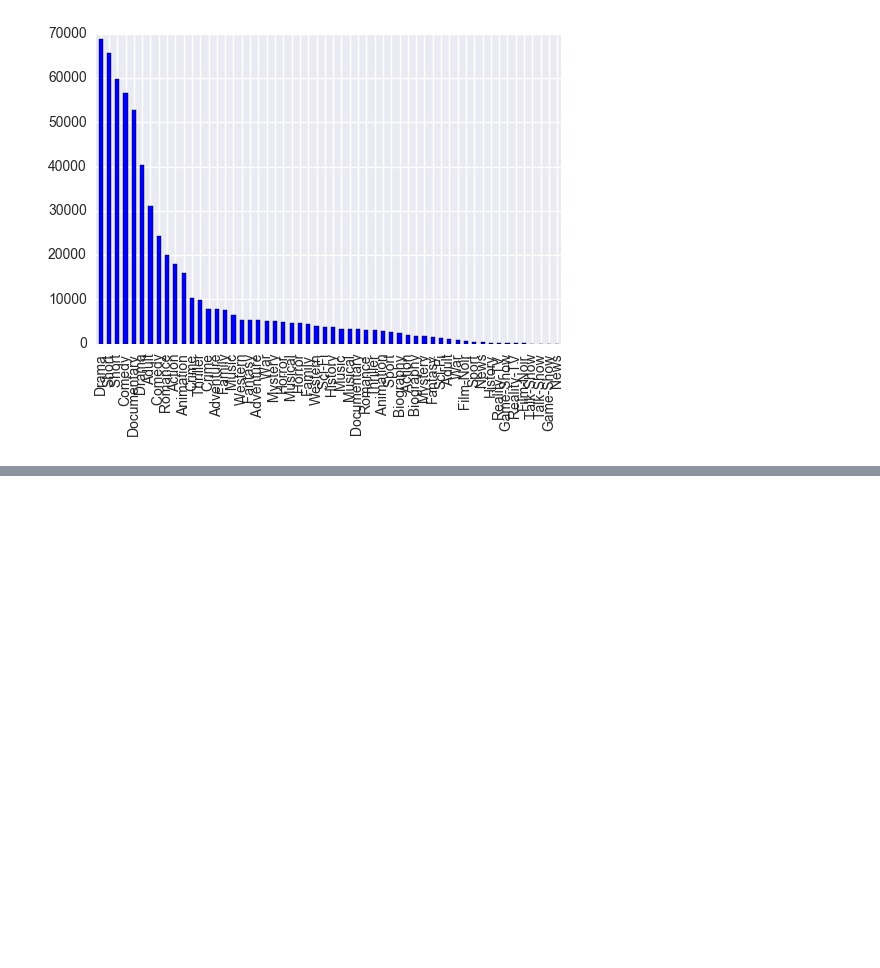
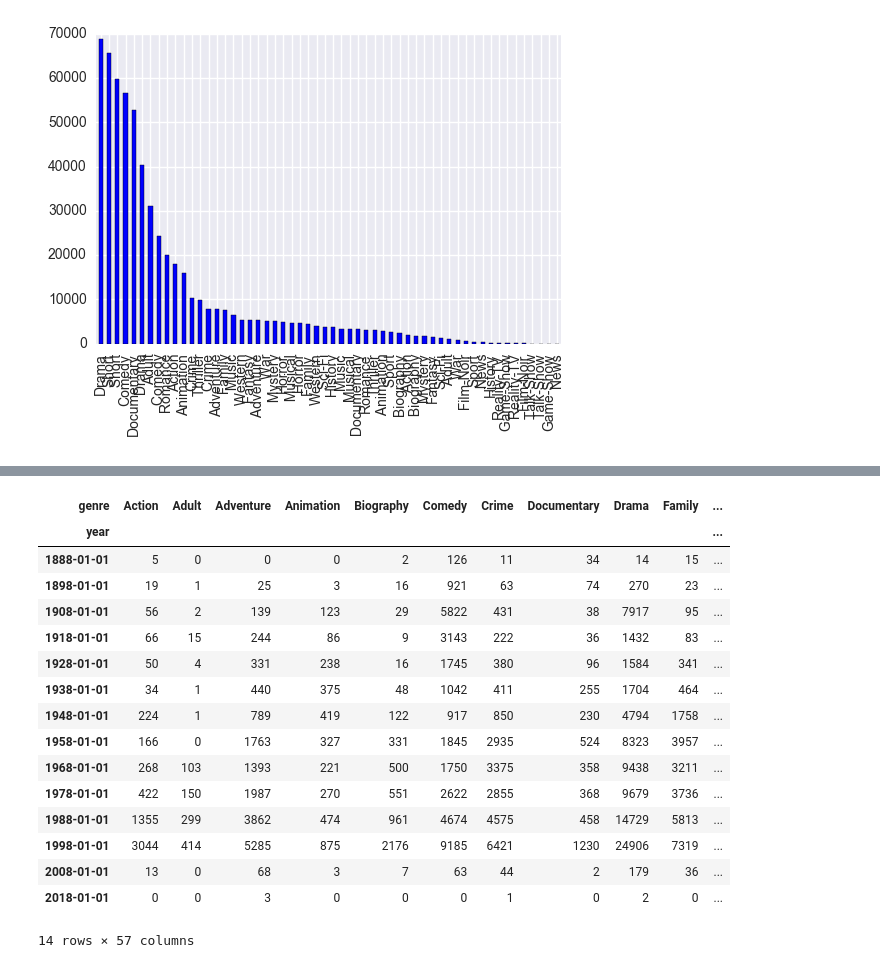
Before and after one commit to MrLokans/movie-analyzer, a Jupyter notebook: analysis.ipynb, the cells around one changed output, grey strips where cells are left out. Saved outputs shown, nothing was run; the diff lists cells and outputs as text; code cells hidden in the pictures; blank space fills up the shorter version.

```diff
--- a/analysis.ipynb
+++ b/analysis.ipynb
@@ -122,0 +87,11 @@ df[['genre', 'count']].plot
+# %%
+genres = movies_df[['year', 'genre']].copy()
+splitted_genres = genres['genre'].str.split(",").apply(pd.Series, 1).stack()
+# %%
+s = splitted_genres.copy()
+
+s.index = s.index.droplevel(-1)
+s.name = 'genre'
+
+del genres['genre']
+splitted_genres = genres.join(s)
@@ -122,0 +109,3 @@ df[['genre', 'count']].plot
+# %%
+pew = splitted_genres.groupby('year')['genre'].value_counts().unstack()
+pew.tail()
@@ -122,0 +121,25 @@ df[['genre', 'count']].plot
+# %%
+pew = pew.fillna(0)
+genres_by_decades = pew.resample('10AS', how='sum')
+# %%
+# genres_by_decades.plot.bar(stacked=True)
+genres_by_decades
+# genres_by_decades.transpose()
+# %% [output]
+| genre | Action | Adult | Adventure | Animation | Biography | Comedy | Crime | Documentary | Drama | Family | ... |
+| year |  |  |  |  |  |  |  |  |  |  | ... |
+| 1888-01-01 | 5 | 0 | 0 | 0 | 2 | 126 | 11 | 34 | 14 | 15 | ... |
+| 1898-01-01 | 19 | 1 | 25 | 3 | 16 | 921 | 63 | 74 | 270 | 23 | ... |
+| 1908-01-01 | 56 | 2 | 139 | 123 | 29 | 5822 | 431 | 38 | 7917 | 95 | ... |
+| 1918-01-01 | 66 | 15 | 244 | 86 | 9 | 3143 | 222 | 36 | 1432 | 83 | ... |
+| 1928-01-01 | 50 | 4 | 331 | 238 | 16 | 1745 | 380 | 96 | 1584 | 341 | ... |
+| 1938-01-01 | 34 | 1 | 440 | 375 | 48 | 1042 | 411 | 255 | 1704 | 464 | ... |
+| 1948-01-01 | 224 | 1 | 789 | 419 | 122 | 917 | 850 | 230 | 4794 | 1758 | ... |
+| 1958-01-01 | 166 | 0 | 1763 | 327 | 331 | 1845 | 2935 | 524 | 8323 | 3957 | ... |
+| 1968-01-01 | 268 | 103 | 1393 | 221 | 500 | 1750 | 3375 | 358 | 9438 | 3211 | ... |
+| 1978-01-01 | 422 | 150 | 1987 | 270 | 551 | 2622 | 2855 | 368 | 9679 | 3736 | ... |
+| 1988-01-01 | 1355 | 299 | 3862 | 474 | 961 | 4674 | 4575 | 458 | 14729 | 5813 | ... |
+| 1998-01-01 | 3044 | 414 | 5285 | 875 | 2176 | 9185 | 6421 | 1230 | 24906 | 7319 | ... |
+| 2008-01-01 | 13 | 0 | 68 | 3 | 7 | 63 | 44 | 2 | 179 | 36 | ... |
+| 2018-01-01 | 0 | 0 | 3 | 0 | 0 | 0 | 1 | 0 | 2 | 0 | ... |
+14 rows × 57 columns
```
Also changed, not shown: parts of 14 cells of this notebook.
